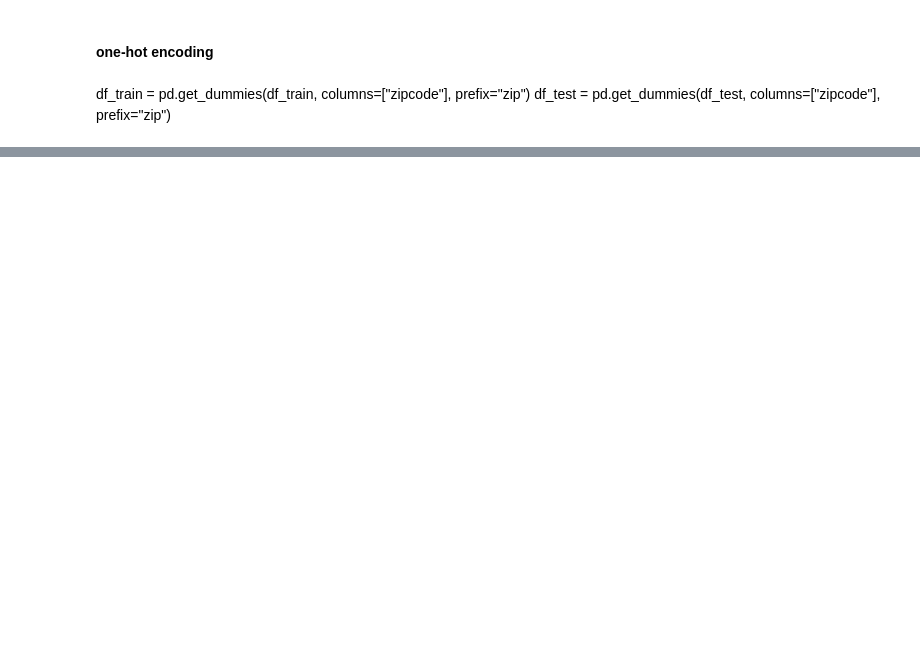
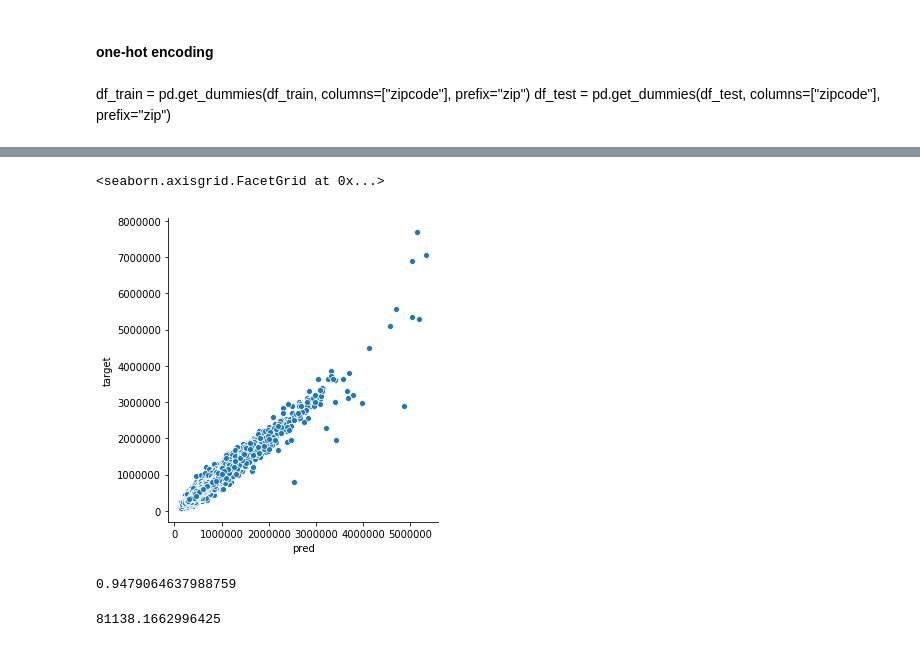
Before and after one commit to Cornelii/kaggle, a Jupyter notebook: kaggle_tutorial/Home Sales kernel2-Copy2.ipynb, the cells around one changed output, grey strips where cells are left out. Saved outputs shown, nothing was run; the diff lists cells and outputs as text; code cells hidden in the pictures; blank space fills up the shorter version.

```diff
--- a/kaggle_tutorial/Home Sales kernel2-Copy2.ipynb
+++ b/kaggle_tutorial/Home Sales kernel2-Copy2.ipynb
@@ -292,0 +208,24 @@ Model ridge CV score : 0.8073
+# %%
+y_list = []
+for i in range(len(idx_list)):
+    y_list.append(y[idx_list[i]])
+# %%
+model_list = [
+            lgb.LGBMRegressor(random_state=20190314),
+            lgb.LGBMRegressor(random_state=20190314)
+             ]
+# %%
+result = []
+for i in range(len(idx_list)):
+    model_list[i].fit(X_list[i],y_list[i])
+    result.append(model_list[i].predict(X_list[i]))
+pred_sep = np.zeros(15035)
+# %%
+for i in range(len(idx_list)):
+    pred_sep[idx_list[i]] = result[i]
+# %%
+tmp_df = pd.DataFrame({'pred':pred_sep, 'target':y})
+sns.relplot(x='pred', y='target', data=tmp_df)
+# %% [output]
+<seaborn.axisgrid.FacetGrid at 0x...>
+[figure, added]
@@ -292,0 +234,8 @@ Model ridge CV score : 0.8073
+# %%
+r2_score(pred_sep, y)
+# %% [output]
+0.9479064637988759
+# %%
+mean_squared_error(pred_sep,y)**0.5
+# %% [output]
+81138.1662996425
```
Also changed, not shown: parts of 81 cells of this notebook, 3 other files.
